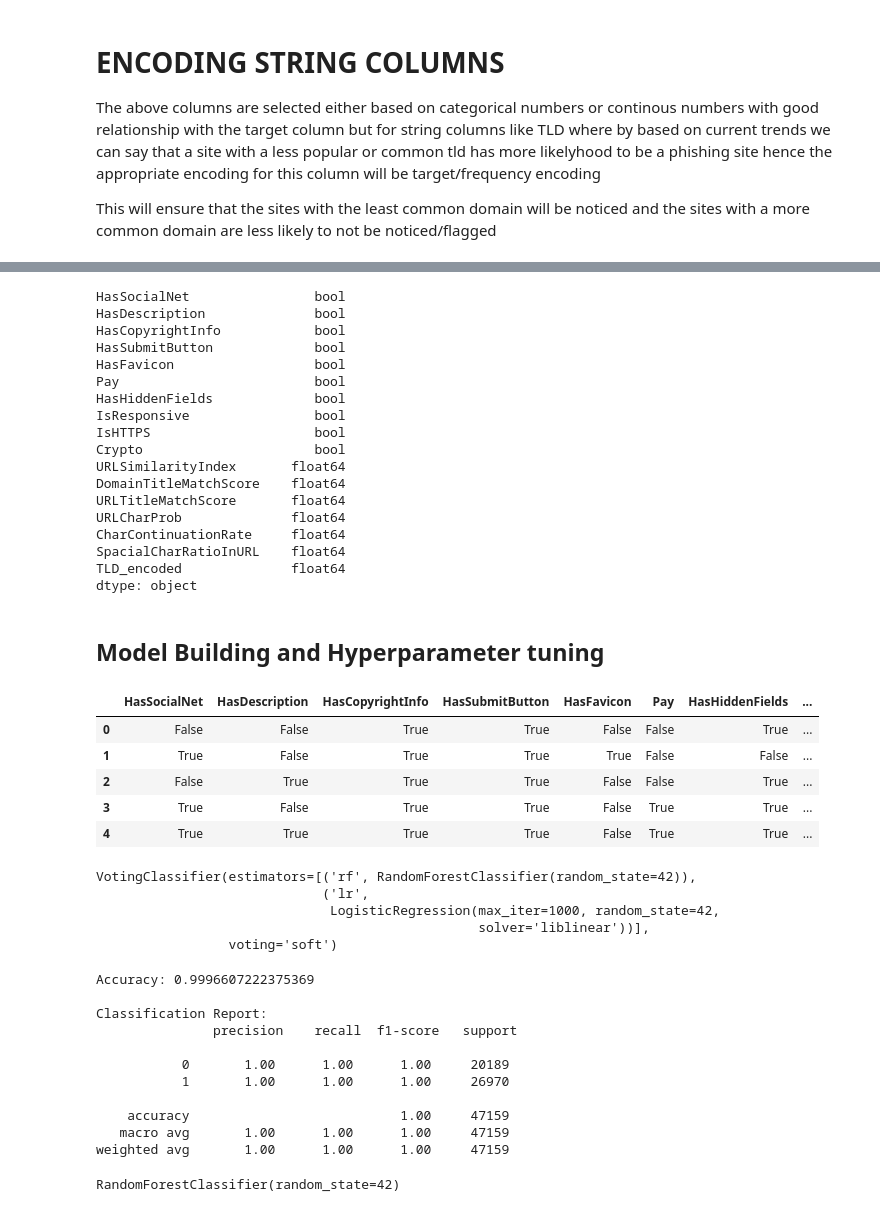
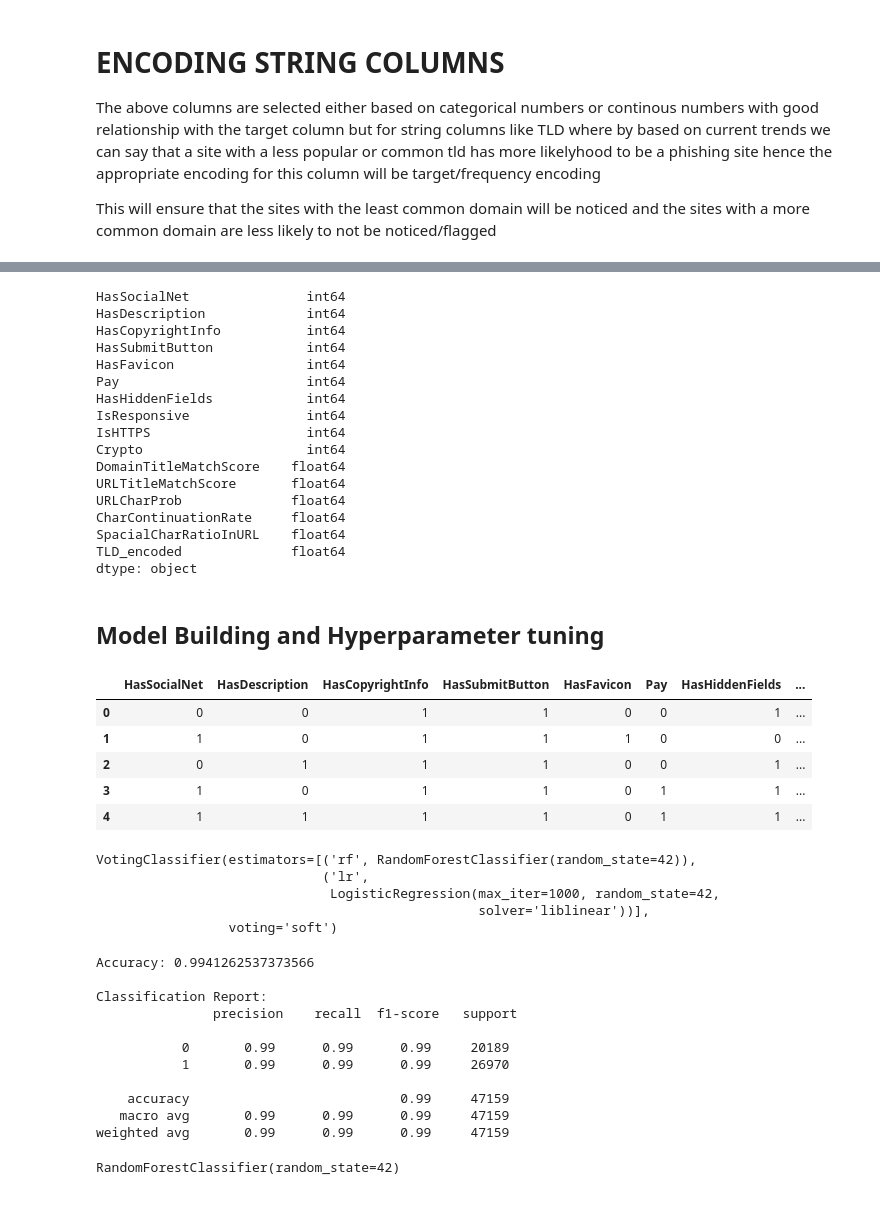
Before and after one commit to Ifioketuk/Phishing-detection, a Jupyter notebook: PHISHING PROJECT NOTEBOOK.ipynb, the cells around one changed output, grey strips where cells are left out. Saved outputs shown, nothing was run; the diff lists cells and outputs as text; code cells hidden in the pictures.

```diff
--- a/PHISHING PROJECT NOTEBOOK.ipynb
+++ b/PHISHING PROJECT NOTEBOOK.ipynb
@@ -304,7 +291,6 @@ final_features = [
     'Crypto',
 
     # Positively correlated numerical predictors
-    'URLSimilarityIndex',
     'DomainTitleMatchScore',
     'URLTitleMatchScore',
     'URLCharProb',
@@ -329 +315,6 @@ model_df= df1[final_features]
+# %%
+tld_encoding = df.groupby('TLD')['label'].mean()
+df['TLD_encoded'] = df['TLD'].map(tld_encoding)
+# %%
+model_df1 = df[final_features]
 # %%
@@ -342,17 +333,16 @@ model_df.head()
 # %%
-model_df.dtypes
+model_df1.dtypes
 # %% [output]
-HasSocialNet                bool
-HasDescription              bool
-HasCopyrightInfo            bool
-HasSubmitButton             bool
-HasFavicon                  bool
-Pay                         bool
-HasHiddenFields             bool
-IsResponsive                bool
-IsHTTPS                     bool
-Crypto                      bool
-URLSimilarityIndex       float64
+HasSocialNet               int64
+HasDescription             int64
+HasCopyrightInfo           int64
+HasSubmitButton            int64
+HasFavicon                 int64
+Pay                        int64
+HasHiddenFields            int64
+IsResponsive               int64
+IsHTTPS                    int64
+Crypto                     int64
 DomainTitleMatchScore    float64
 URLTitleMatchScore       float64
 URLCharProb              float64
@@ -369,17 +359,17 @@ from sklearn.ensemble import VotingClassifier, RandomForestClassifier
 from sklearn.linear_model import LogisticRegression
 from sklearn.metrics import accuracy_score, classification_report
 # %%
-x= model_df
+x= model_df1
 y= df['label']
 look = pd.concat([x, y], axis=1)
 look.head()
 # %% [output]
 |  | HasSocialNet | HasDescription | HasCopyrightInfo | HasSubmitButton | HasFavicon | Pay | HasHiddenFields | ... |
-| 0 | False | False | True | True | False | False | True | ... |
-| 1 | True | False | True | True | True | False | False | ... |
-| 2 | False | True | True | True | False | False | True | ... |
-| 3 | True | False | True | True | False | True | True | ... |
-| 4 | True | True | True | True | False | True | True | ... |
+| 0 | 0 | 0 | 1 | 1 | 0 | 0 | 1 | ... |
+| 1 | 1 | 0 | 1 | 1 | 1 | 0 | 0 | ... |
+| 2 | 0 | 1 | 1 | 1 | 0 | 0 | 1 | ... |
+| 3 | 1 | 0 | 1 | 1 | 0 | 1 | 1 | ... |
+| 4 | 1 | 1 | 1 | 1 | 0 | 1 | 1 | ... |
 # %%
 X_train, X_test, y_train, y_test = train_test_split(
     x, y, test_size=0.2, stratify=y, random_state=42
@@ -408,17 +398,17 @@ y_pred = ensemble_model.predict(X_test)
 print("Accuracy:", accuracy_score(y_test, y_pred))
 print("\nClassification Report:\n", classification_report(y_test, y_pred))
 # %% [output]
-Accuracy: 0.9996607222375369
+Accuracy: 0.9941262537373566
 
 Classification Report:
                precision    recall  f1-score   support
 
-           0       1.00      1.00      1.00     20189
-           1       1.00      1.00      1.00     26970
+           0       0.99      0.99      0.99     20189
+           1       0.99      0.99      0.99     26970
 
-    accuracy                           1.00     47159
-   macro avg       1.00      1.00      1.00     47159
-weighted avg       1.00      1.00      1.00     47159
+    accuracy                           0.99     47159
+   macro avg       0.99      0.99      0.99     47159
+weighted avg       0.99      0.99      0.99     47159
 # %%
 rf_model.fit(X_train, y_train)
 # %% [output]
```
Also changed, not shown: parts of 41 cells of this notebook.
